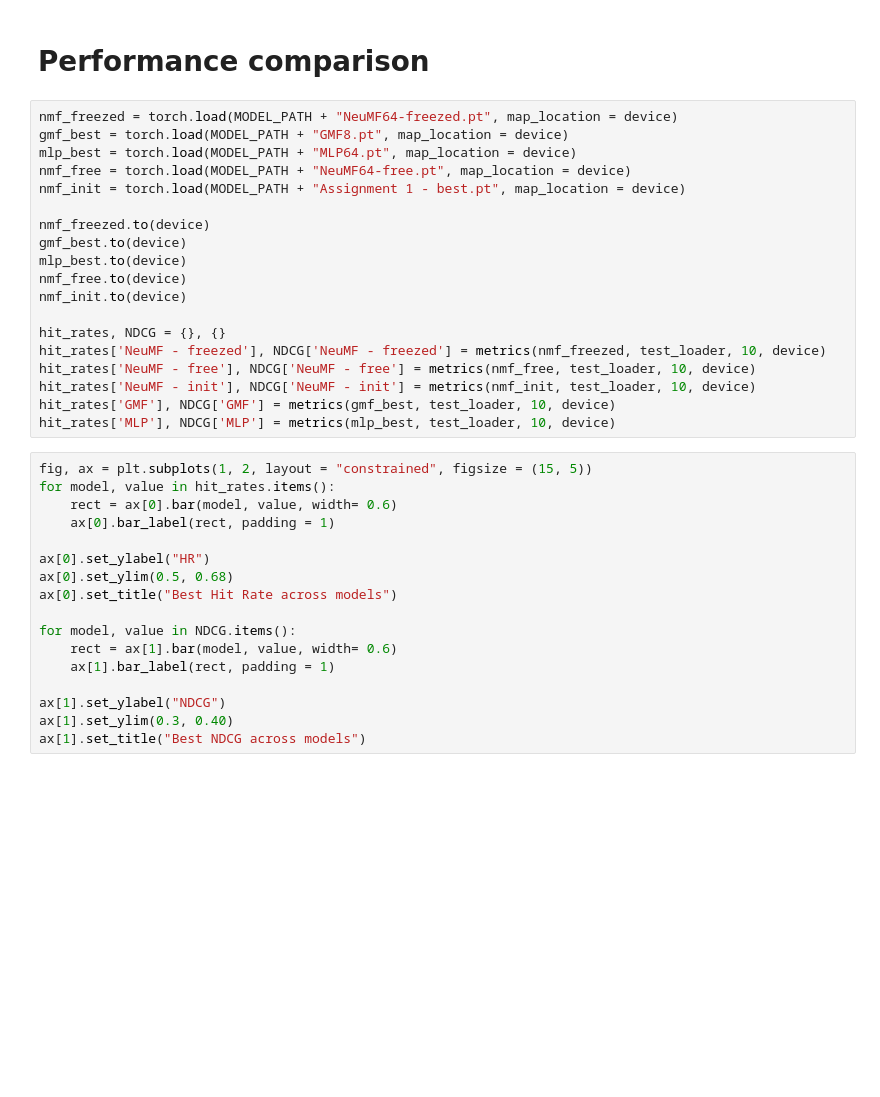
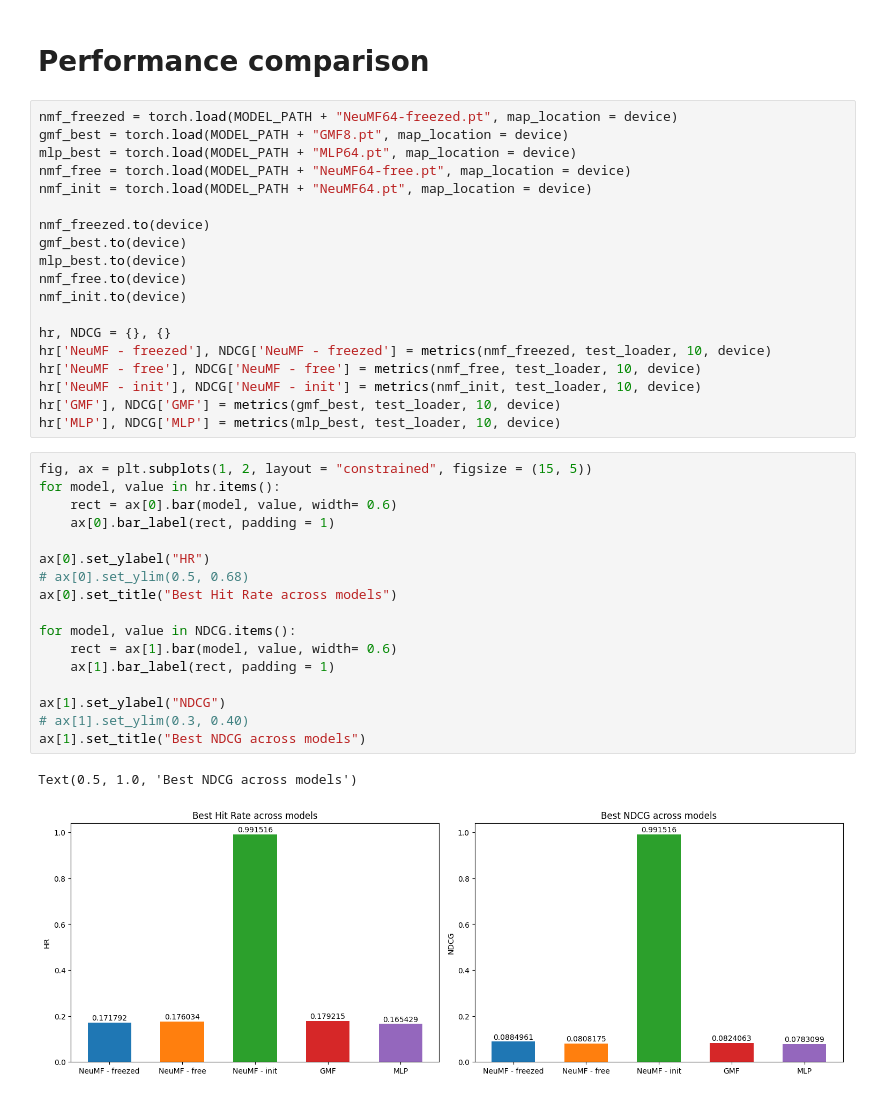
Before and after one commit to agoniko/NCF---Transfer-Learning, a Jupyter notebook: Assignment 2.ipynb, the cells around one changed output. Saved outputs shown, nothing was run; the diff lists cells and outputs as text; blank space fills up the shorter version.

```diff
--- a/Assignment 2.ipynb
+++ b/Assignment 2.ipynb
@@ -312,7 +429,7 @@ nmf_freezed = torch.load(MODEL_PATH + "NeuMF64-freezed.pt", map_location = devic
 gmf_best = torch.load(MODEL_PATH + "GMF8.pt", map_location = device)
 mlp_best = torch.load(MODEL_PATH + "MLP64.pt", map_location = device)
 nmf_free = torch.load(MODEL_PATH + "NeuMF64-free.pt", map_location = device)
-nmf_init = torch.load(MODEL_PATH + "Assignment 1 - best.pt", map_location = device)
+nmf_init = torch.load(MODEL_PATH + "NeuMF64.pt", map_location = device)
 
 nmf_freezed.to(device)
 gmf_best.to(device)
@@ -320,26 +437,29 @@ mlp_best.to(device)
 nmf_free.to(device)
 nmf_init.to(device)
 
-hit_rates, NDCG = {}, {}
-hit_rates['NeuMF - freezed'], NDCG['NeuMF - freezed'] = metrics(nmf_freezed, test_loader, 10, device)
-hit_rates['NeuMF - free'], NDCG['NeuMF - free'] = metrics(nmf_free, test_loader, 10, device)
-hit_rates['NeuMF - init'], NDCG['NeuMF - init'] = metrics(nmf_init, test_loader, 10, device)
-hit_rates['GMF'], NDCG['GMF'] = metrics(gmf_best, test_loader, 10, device)
-hit_rates['MLP'], NDCG['MLP'] = metrics(mlp_best, test_loader, 10, device)
+hr, NDCG = {}, {}
+hr['NeuMF - freezed'], NDCG['NeuMF - freezed'] = metrics(nmf_freezed, test_loader, 10, device)
+hr['NeuMF - free'], NDCG['NeuMF - free'] = metrics(nmf_free, test_loader, 10, device)
+hr['NeuMF - init'], NDCG['NeuMF - init'] = metrics(nmf_init, test_loader, 10, device)
+hr['GMF'], NDCG['GMF'] = metrics(gmf_best, test_loader, 10, device)
+hr['MLP'], NDCG['MLP'] = metrics(mlp_best, test_loader, 10, device)
 # %%
 fig, ax = plt.subplots(1, 2, layout = "constrained", figsize = (15, 5))
-for model, value in hit_rates.items():
+for model, value in hr.items():
     rect = ax[0].bar(model, value, width= 0.6)
     ax[0].bar_label(rect, padding = 1)
 
 ax[0].set_ylabel("HR")
-ax[0].set_ylim(0.5, 0.68)
+# ax[0].set_ylim(0.5, 0.68)
 ax[0].set_title("Best Hit Rate across models")
 
 for model, value in NDCG.items():
     rect = ax[1].bar(model, value, width= 0.6)
     ax[1].bar_label(rect, padding = 1)
 
 ax[1].set_ylabel("NDCG")
-ax[1].set_ylim(0.3, 0.40)
+# ax[1].set_ylim(0.3, 0.40)
 ax[1].set_title("Best NDCG across models")
+# %% [output]
+Text(0.5, 1.0, 'Best NDCG across models')
+[figure, added]
```
Also changed, not shown: parts of 11 cells of this notebook.
